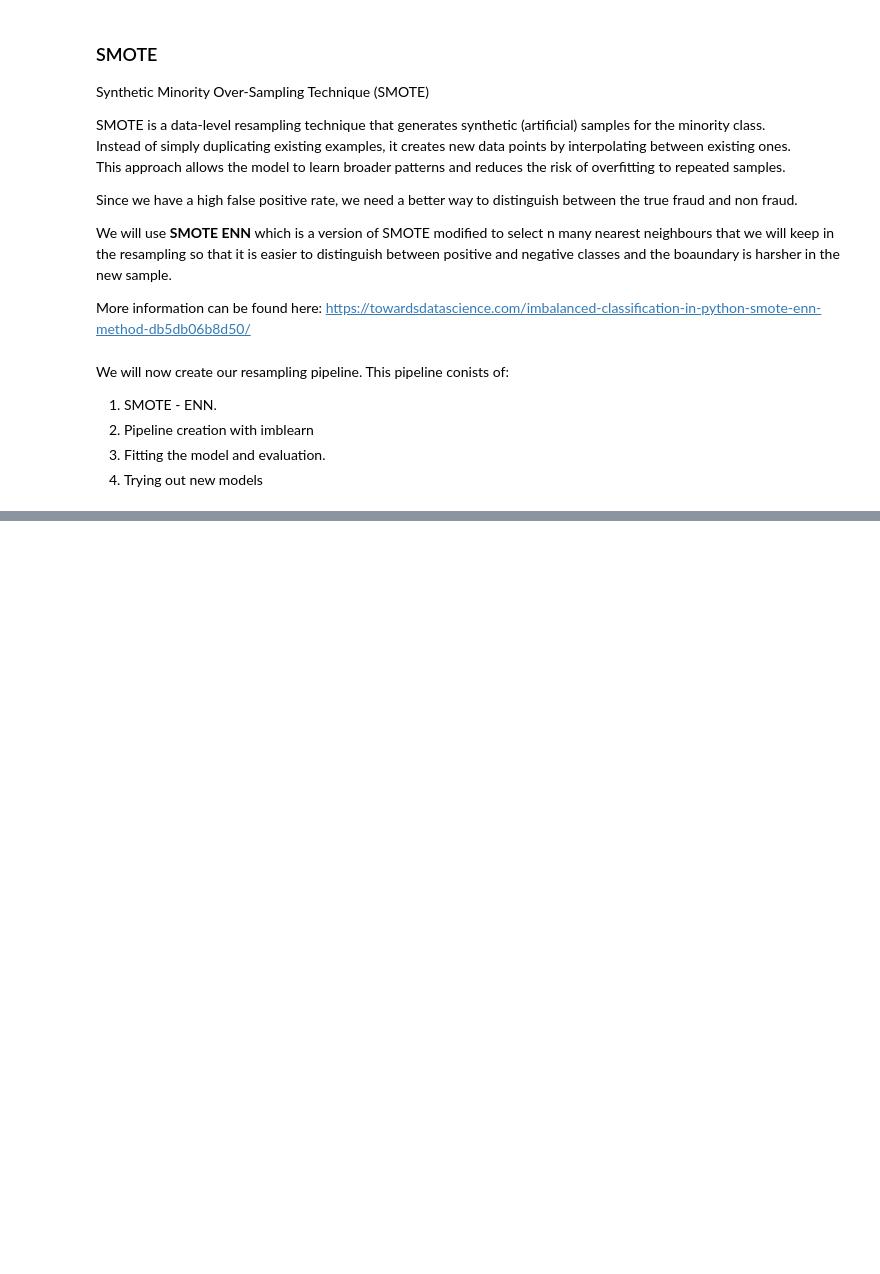
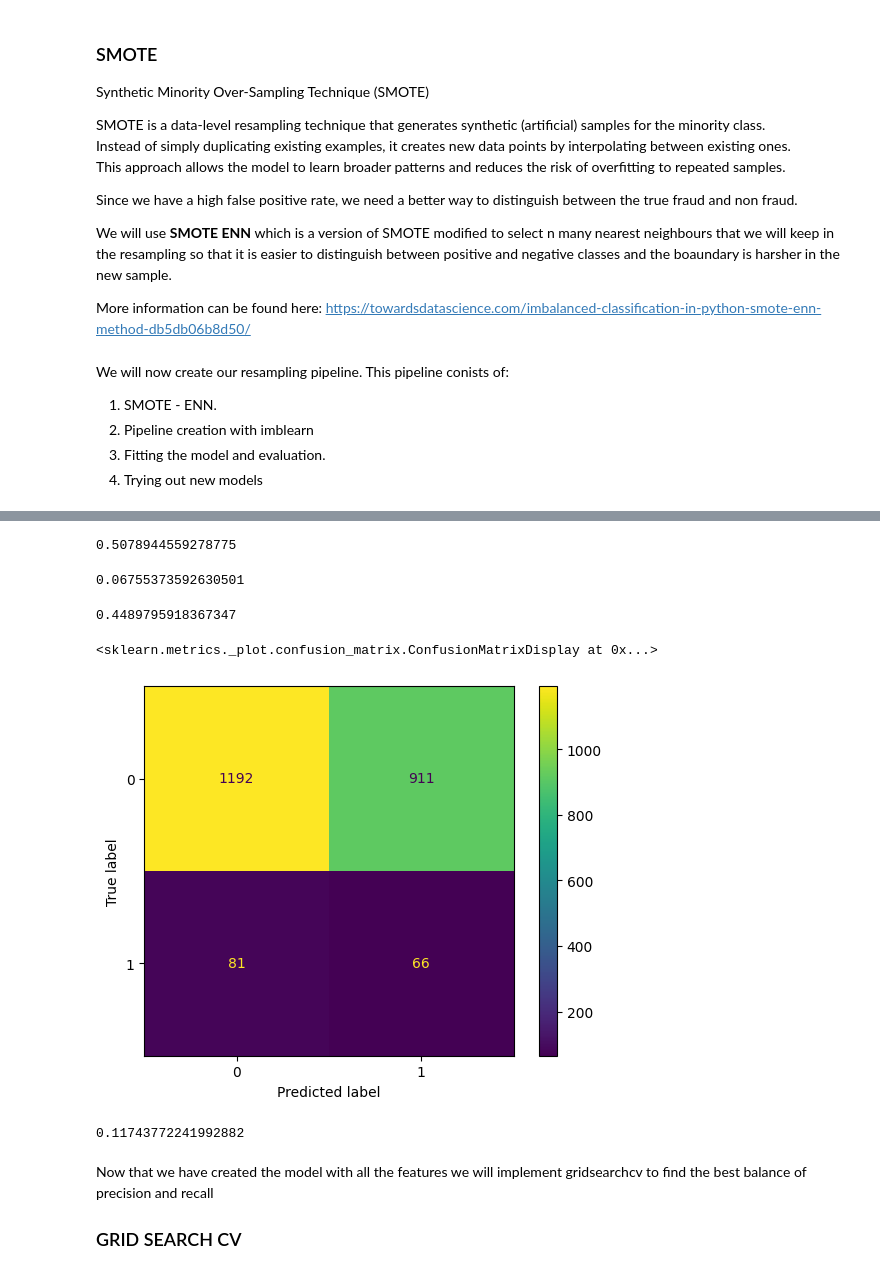
Before and after one commit to leta199/Fraud-Detection, a Jupyter notebook: modelling/fraud_detection.ipynb, the cells around one changed output, grey strips where cells are left out. Cells and saved outputs as stored; diff of their text form; code cells hidden in the pictures; blank space fills up the shorter version.

Commit message:
GridSearchCV

```diff
--- a/modelling/fraud_detection.ipynb
+++ b/modelling/fraud_detection.ipynb
@@ -1220,13 +1237,23 @@ We will now create our resampling pipeline. This pipeline conists of:
 4) Trying out new models
 # %%
 # Instancing the SMOTE ENN and our feature transformations
-sme = SMOTEENN(random_state = 123)
-etl_categorical = ETL_categorical()
+smote_enn = SMOTE(k_neighbors= 2)
+enn_picky = EditedNearestNeighbours( n_neighbors= 1)
+
+sme = SMOTEENN(
+    random_state= 123,
+    smote = smote_enn,
+    enn =  enn_picky
+)
+etl_categorical = ETL_categorical(cols= ["device_location", "payment_mode", "device_type","transaction_type", "is_international"])
 etl_numeric = ETL_numeric()
 
-pipeline6 = Pipe(
+# Creating the pipeline
+pipeline6 = Pipe([
     ("etl_categorical", etl_categorical),
     ("etl_numeric", etl_numeric),
     ("sme", sme),
-)
-X_res, y_res = sme.fit_resample(X, y)
+    ("logistic_regression", LogisticRegression())
+])
+# %%
+pipeline6.fit(x,y)
@@ -1232,0 +1286,31 @@ X_res, y_res = sme.fit_resample(X, y)
+# %%
+y_pred_log_6 = pipeline6.predict(xt)
+# %%
+balanced_accuracy_score(yt, y_pred_log_6)
+# %% [output]
+0.5078944559278775
+# %%
+precision_score(yt, y_pred_log_6)
+# %% [output]
+0.06755373592630501
+# %%
+recall_score(yt, y_pred_log_6)
+# %% [output]
+0.4489795918367347
+# %%
+cm_smote = confusion_matrix(yt, y_pred_log_6)
+cm_smote_display = ConfusionMatrixDisplay(
+    cm_smote
+)
+cm_smote_display.plot()
+# %% [output]
+<sklearn.metrics._plot.confusion_matrix.ConfusionMatrixDisplay at 0x...>
+[figure, added]
+# %%
+f1_score(yt, y_pred_log_6)
+# %% [output]
+0.11743772241992882
+# %% [markdown]
+Now that we have created the model with all the features we will implement gridsearchcv to find the best balance of precision and recall
+
+### GRID SEARCH CV
```
Also changed, not shown: parts of 4 cells of this notebook.
